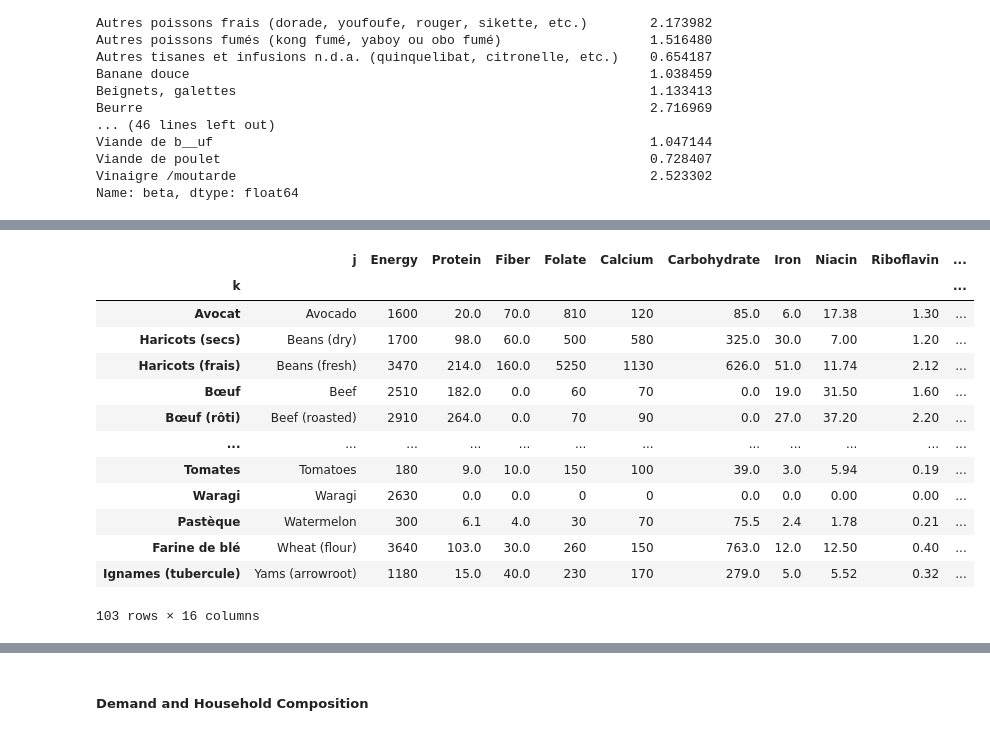
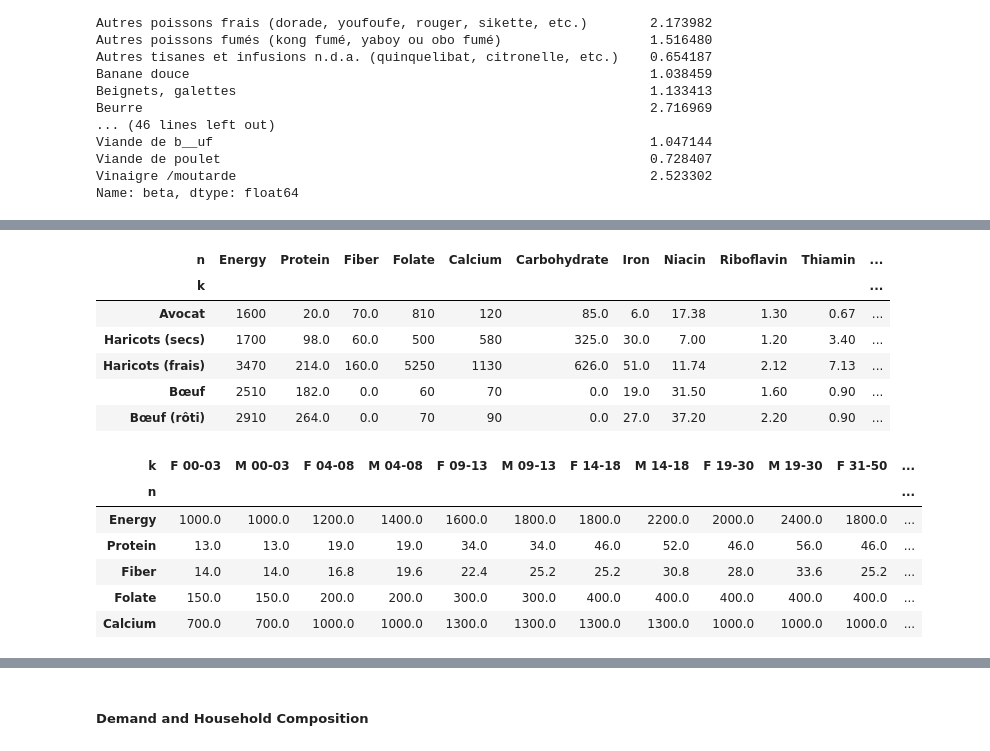
Before and after one commit to reilyfairchild/EEP153-Project-3, a Jupyter notebook: estimation_example.ipynb, the cells around one changed output, grey strips where cells are left out. Drawn from its saved outputs; the diff is of its cells as text; code cells hidden in the pictures.

```diff
--- a/estimation_example.ipynb
+++ b/estimation_example.ipynb
@@ -307,24 +310,31 @@ fct
 # %%
+fct = read_sheets(Senegal_Data,sheet='FCT')
 fct = fct.set_index('k')
-#fct.columns.name = 'n'
-
-#fct = fct.apply(lambda x: pd.to_numeric(x,errors='coerce'))
-fct
+fct = fct.drop('j', axis=1)
+fct.columns.name = 'n'
+fct = fct.apply(lambda x: pd.to_numeric(x,errors='coerce'))
+fct.head()
 # %% [output]
-|  | j | Energy | Protein | Fiber | Folate | Calcium | Carbohydrate | Iron | Niacin | Riboflavin | ... |
+| n | Energy | Protein | Fiber | Folate | Calcium | Carbohydrate | Iron | Niacin | Riboflavin | Thiamin | ... |
 | k |  |  |  |  |  |  |  |  |  |  | ... |
-| Avocat | Avocado | 1600 | 20.0 | 70.0 | 810 | 120 | 85.0 | 6.0 | 17.38 | 1.30 | ... |
-| Haricots (secs) | Beans (dry) | 1700 | 98.0 | 60.0 | 500 | 580 | 325.0 | 30.0 | 7.00 | 1.20 | ... |
-| Haricots (frais) | Beans (fresh) | 3470 | 214.0 | 160.0 | 5250 | 1130 | 626.0 | 51.0 | 11.74 | 2.12 | ... |
-| Bœuf | Beef | 2510 | 182.0 | 0.0 | 60 | 70 | 0.0 | 19.0 | 31.50 | 1.60 | ... |
-| Bœuf (rôti) | Beef (roasted) | 2910 | 264.0 | 0.0 | 70 | 90 | 0.0 | 27.0 | 37.20 | 2.20 | ... |
-| ... | ... | ... | ... | ... | ... | ... | ... | ... | ... | ... | ... |
-| Tomates | Tomatoes | 180 | 9.0 | 10.0 | 150 | 100 | 39.0 | 3.0 | 5.94 | 0.19 | ... |
-| Waragi | Waragi | 2630 | 0.0 | 0.0 | 0 | 0 | 0.0 | 0.0 | 0.00 | 0.00 | ... |
-| Pastèque | Watermelon | 300 | 6.1 | 4.0 | 30 | 70 | 75.5 | 2.4 | 1.78 | 0.21 | ... |
-| Farine de blé | Wheat (flour) | 3640 | 103.0 | 30.0 | 260 | 150 | 763.0 | 12.0 | 12.50 | 0.40 | ... |
-| Ignames (tubercule) | Yams (arrowroot) | 1180 | 15.0 | 40.0 | 230 | 170 | 279.0 | 5.0 | 5.52 | 0.32 | ... |
+| Avocat | 1600 | 20.0 | 70.0 | 810 | 120 | 85.0 | 6.0 | 17.38 | 1.30 | 0.67 | ... |
+| Haricots (secs) | 1700 | 98.0 | 60.0 | 500 | 580 | 325.0 | 30.0 | 7.00 | 1.20 | 3.40 | ... |
+| Haricots (frais) | 3470 | 214.0 | 160.0 | 5250 | 1130 | 626.0 | 51.0 | 11.74 | 2.12 | 7.13 | ... |
+| Bœuf | 2510 | 182.0 | 0.0 | 60 | 70 | 0.0 | 19.0 | 31.50 | 1.60 | 0.90 | ... |
+| Bœuf (rôti) | 2910 | 264.0 | 0.0 | 70 | 90 | 0.0 | 27.0 | 37.20 | 2.20 | 0.90 | ... |
-103 rows × 16 columns
+# %%
+rdi = read_sheets(Senegal_Data,sheet='RDI')
+rdi = rdi.set_index('n')
+rdi.columns.name = 'k'
+rdi.head()
+# %% [output]
+| k | F 00-03 | M 00-03 | F 04-08 | M 04-08 | F 09-13 | M 09-13 | F 14-18 | M 14-18 | F 19-30 | M 19-30 | F 31-50 | ... |
+| n |  |  |  |  |  |  |  |  |  |  |  | ... |
+| Energy | 1000.0 | 1000.0 | 1200.0 | 1400.0 | 1600.0 | 1800.0 | 1800.0 | 2200.0 | 2000.0 | 2400.0 | 1800.0 | ... |
+| Protein | 13.0 | 13.0 | 19.0 | 19.0 | 34.0 | 34.0 | 46.0 | 52.0 | 46.0 | 56.0 | 46.0 | ... |
+| Fiber | 14.0 | 14.0 | 16.8 | 19.6 | 22.4 | 25.2 | 25.2 | 30.8 | 28.0 | 33.6 | 25.2 | ... |
+| Folate | 150.0 | 150.0 | 200.0 | 200.0 | 300.0 | 300.0 | 400.0 | 400.0 | 400.0 | 400.0 | 400.0 | ... |
+| Calcium | 700.0 | 700.0 | 1000.0 | 1000.0 | 1300.0 | 1300.0 | 1300.0 | 1300.0 | 1000.0 | 1000.0 | 1000.0 | ... |
 # %%
 use = fct.index.intersection(qhat.columns)
 
```
Also changed, not shown: parts of 14 cells of this notebook.
